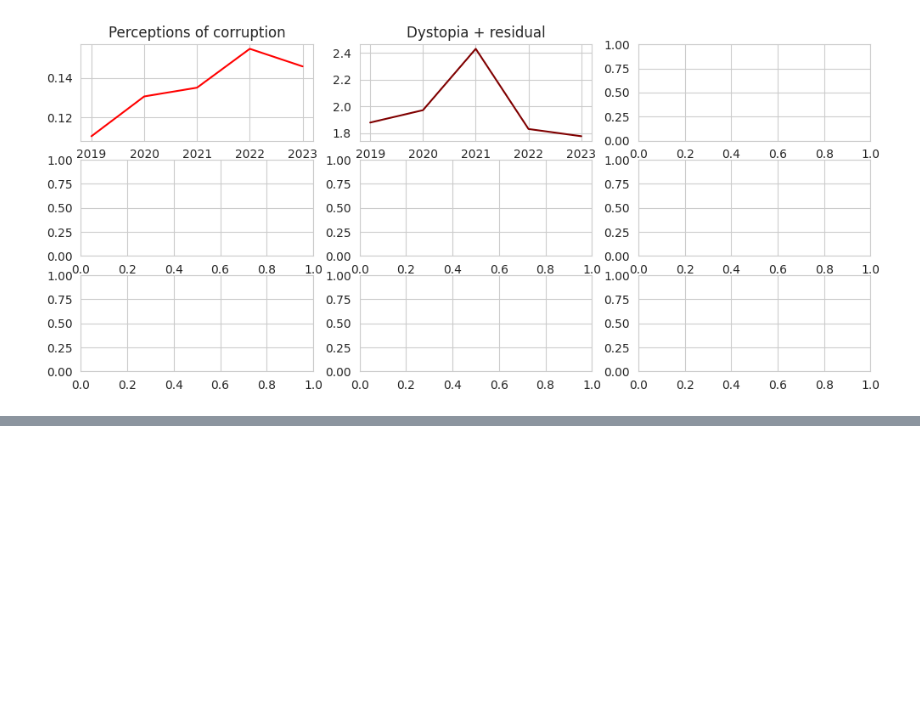
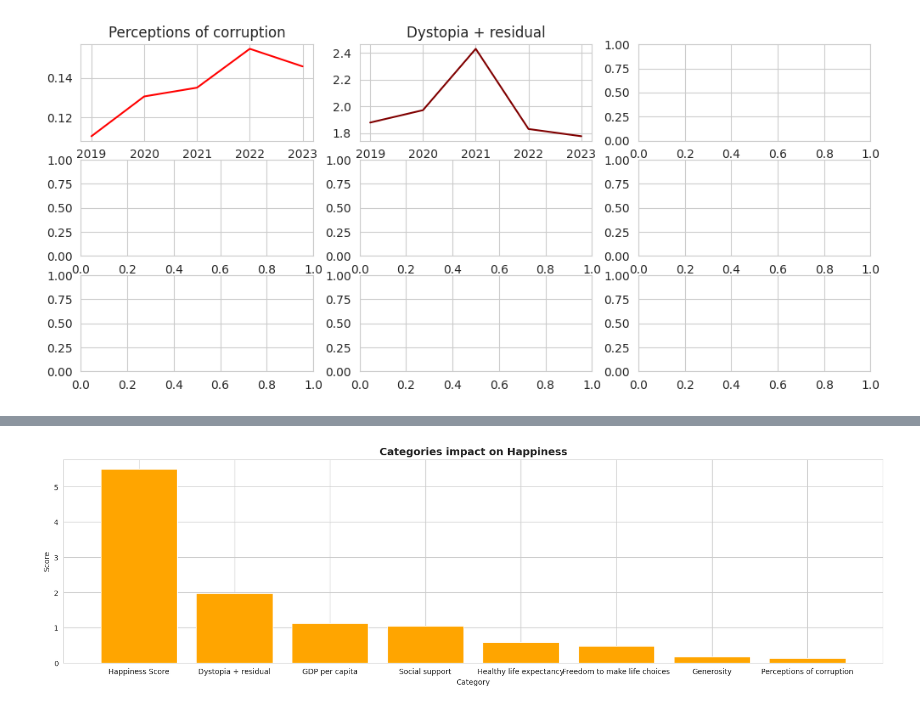
Before and after one commit to Karlajack/pydata_analysis, a Jupyter notebook: Pydatacapstoneproject_Worldhappiness.ipynb, the cells around one changed output, grey strips where cells are left out. Saved outputs shown, nothing was run; the diff lists cells and outputs as text; code cells hidden in the pictures; blank space fills up the shorter version.

```diff
--- a/Pydatacapstoneproject_Worldhappiness.ipynb
+++ b/Pydatacapstoneproject_Worldhappiness.ipynb
@@ -261,0 +271,17 @@ plt.show()
+# %%
+df.hd3=df.hd2.drop('Year',axis=1)
+df.hd4=df.hd3.mean().reset_index()
+df.hd4
+df.hd5= df.hd4.rename(columns={df.hd4.columns[0]:'Category',df.hd4.columns[1]:'Score'})
+df.hd5=df.hd5.sort_values(by='Score',ascending=False)
+# %%
+plt.figure(figsize=(20,5))
+Categories=df.hd5['Category']
+values=df.hd5['Score']
+plt.bar(Categories, values,color='Orange')
+plt.title("Categories impact on Happiness",fontsize=14,fontweight='bold')
+plt.xlabel("Category")
+plt.ylabel("Score")
+plt.show()
+# %% [output]
+[figure, added]
```
Also changed, not shown: parts of 11 cells of this notebook.
